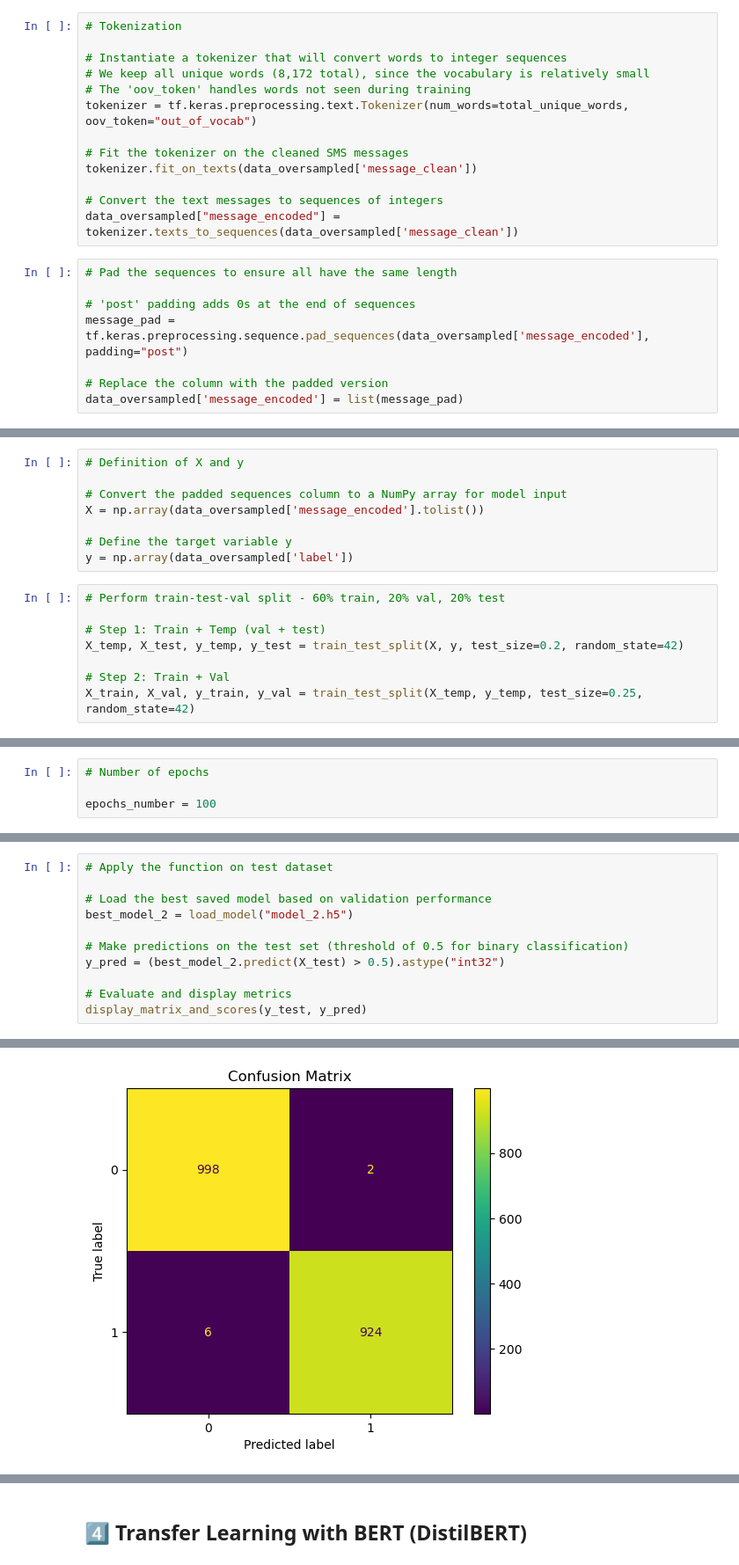
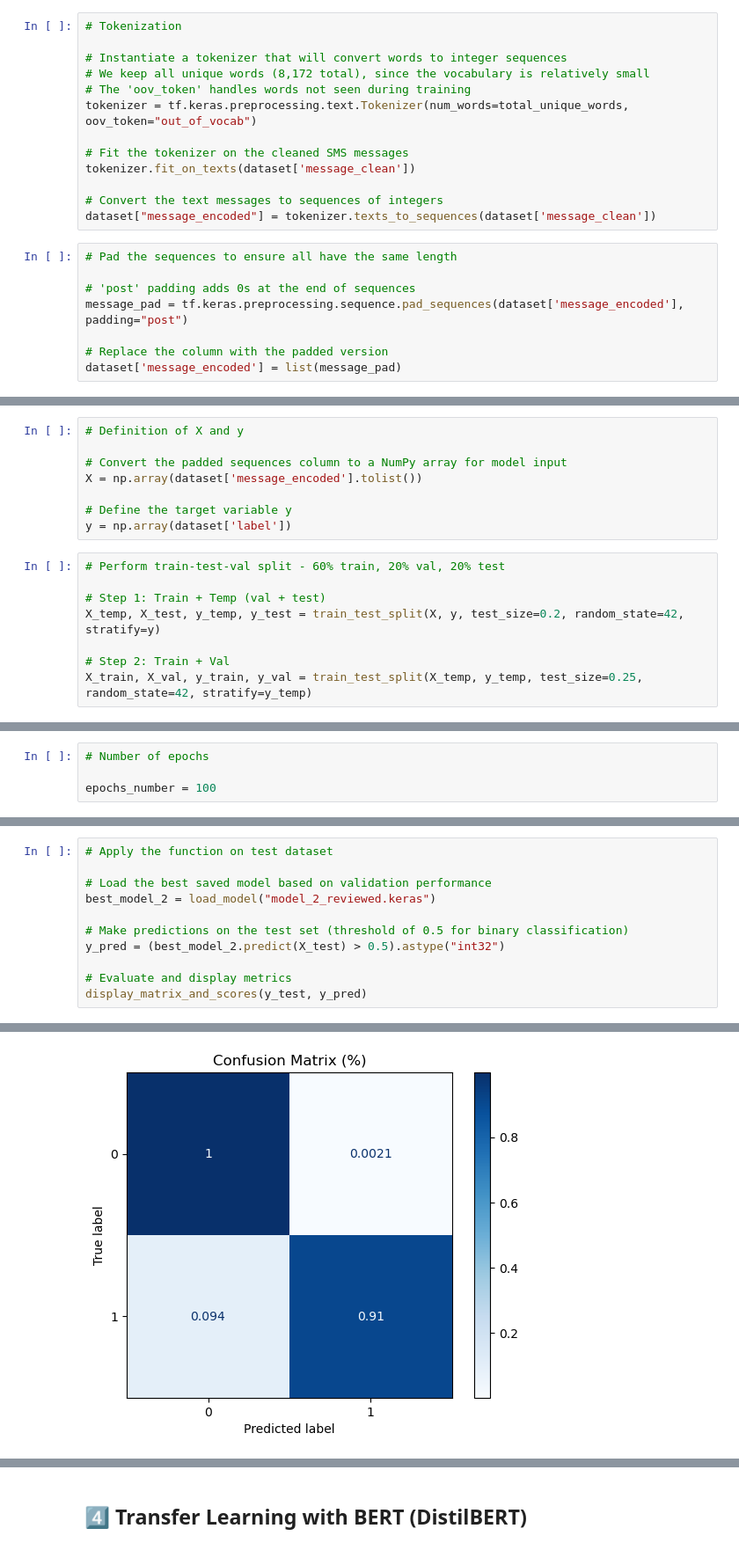
Before and after one commit to LoicV17/LoicValentini_Jedha_Certifications, a Jupyter notebook: CDSD_Concepteur_Developpeur_Sciences_Donnees/Bloc_4_Deep_Learning/AT&T_project/AT&T_deep_learning.ipynb, the cells around one changed output, grey strips where cells are left out. Shown at 88% size. Cells and saved outputs as stored; diff of their text form.

```diff
--- a/CDSD_Concepteur_Developpeur_Sciences_Donnees/Bloc_4_Deep_Learning/AT&T_project/AT&T_deep_learning.ipynb
+++ b/CDSD_Concepteur_Developpeur_Sciences_Donnees/Bloc_4_Deep_Learning/AT&T_project/AT&T_deep_learning.ipynb
@@ -378,18 +323,18 @@ Total number of unique words: 8172
 tokenizer = tf.keras.preprocessing.text.Tokenizer(num_words=total_unique_words, oov_token="out_of_vocab")
 
 # Fit the tokenizer on the cleaned SMS messages
-tokenizer.fit_on_texts(data_oversampled['message_clean'])
+tokenizer.fit_on_texts(dataset['message_clean'])
 
 # Convert the text messages to sequences of integers
-data_oversampled["message_encoded"] = tokenizer.texts_to_sequences(data_oversampled['message_clean'])
+dataset["message_encoded"] = tokenizer.texts_to_sequences(dataset['message_clean'])
 # %%
 # Pad the sequences to ensure all have the same length
 
 # 'post' padding adds 0s at the end of sequences
-message_pad = tf.keras.preprocessing.sequence.pad_sequences(data_oversampled['message_encoded'], padding="post")
+message_pad = tf.keras.preprocessing.sequence.pad_sequences(dataset['message_encoded'], padding="post")
 
 # Replace the column with the padded version
-data_oversampled['message_encoded'] = list(message_pad)
+dataset['message_encoded'] = list(message_pad)
 # %%
 # Padding and encoding verification
 
@@ -405,15 +350,15 @@ data_oversampled.head()
 # Definition of X and y
 
 # Convert the padded sequences column to a NumPy array for model input
-X = np.array(data_oversampled['message_encoded'].tolist())
+X = np.array(dataset['message_encoded'].tolist())
 
 # Define the target variable y
-y = np.array(data_oversampled['label'])
+y = np.array(dataset['label'])
 # %%
 # Perform train-test-val split - 60% train, 20% val, 20% test
 
 # Step 1: Train + Temp (val + test)
-X_temp, X_test, y_temp, y_test = train_test_split(X, y, test_size=0.2, random_state=42)
+X_temp, X_test, y_temp, y_test = train_test_split(X, y, test_size=0.2, random_state=42, stratify=y)
 
 # Step 2: Train + Val
-X_train, X_val, y_train, y_val = train_test_split(X_temp, y_temp, test_size=0.25, random_state=42)
+X_train, X_val, y_train, y_val = train_test_split(X_temp, y_temp, test_size=0.25, random_state=42, stratify=y_temp)
@@ -561,7 +519,7 @@ plt.show()
 # Apply the function on test dataset
 
 # Load the best saved model based on validation performance
-best_model_2 = load_model("model_2.h5")
+best_model_2 = load_model("model_2_reviewed.keras")
 
 # Make predictions on the test set (threshold of 0.5 for binary classification)
 y_pred = (best_model_2.predict(X_test) > 0.5).astype("int32")
@@ -577 +534 @@ Recall    : 0.9935
-[figure, old version]
+[figure, new version]
```
Also changed, not shown: parts of 39 cells of this notebook, 3 other files.
